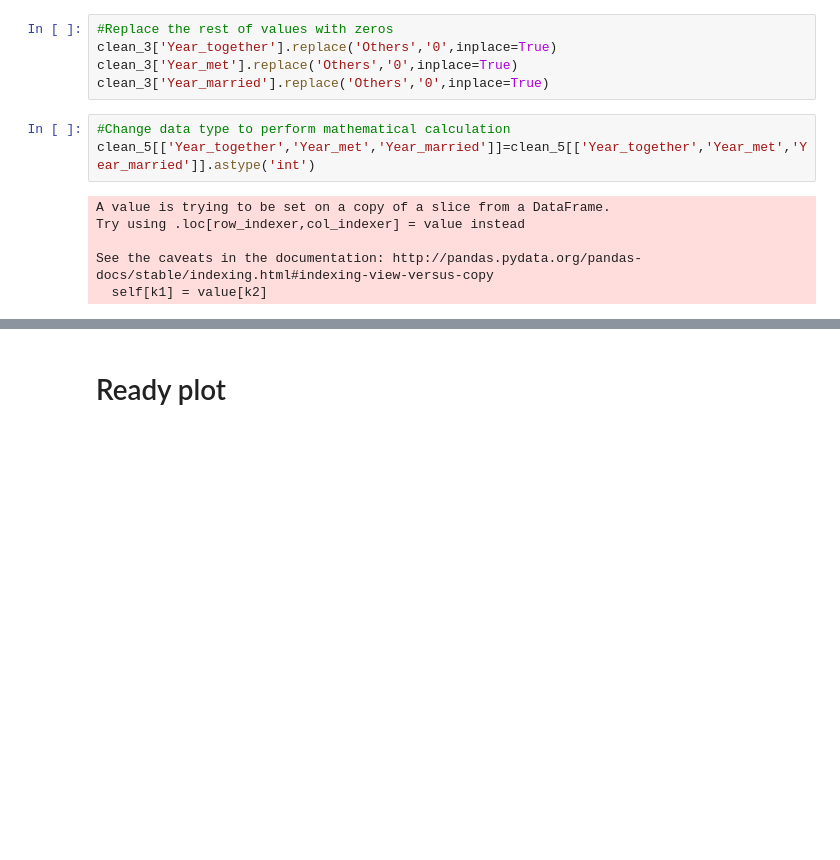
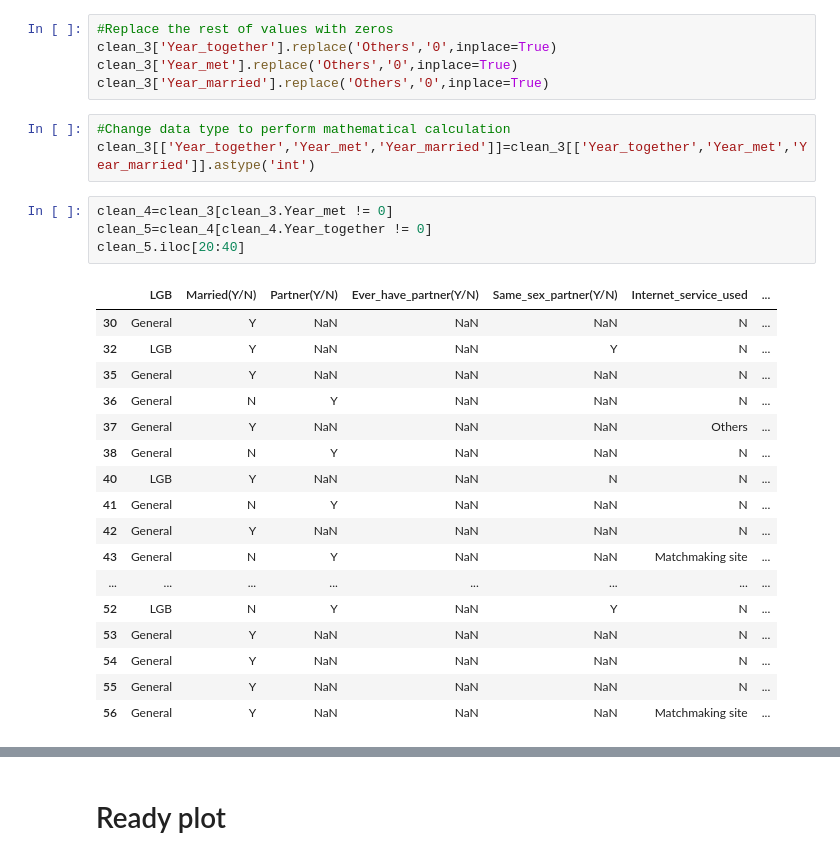
Before and after one commit to chunsang0126/your-own-project, a Jupyter notebook: How couples meet and stay together.ipynb, the cells around one changed output, grey strips where cells are left out. Cells and saved outputs as stored; diff of their text form; blank space fills up the shorter version.

```diff
--- a/How couples meet and stay together.ipynb
+++ b/How couples meet and stay together.ipynb
@@ -108,13 +105,29 @@ clean_3['Year_met'].replace('Others','0',inplace=True)
 clean_3['Year_married'].replace('Others','0',inplace=True)
 # %%
 #Change data type to perform mathematical calculation
-clean_5[['Year_together','Year_met','Year_married']]=clean_5[['Year_together','Year_met','Year_married']].astype('int')
+clean_3[['Year_together','Year_met','Year_married']]=clean_3[['Year_together','Year_met','Year_married']].astype('int')
-# %% [output]
-A value is trying to be set on a copy of a slice from a DataFrame.
-Try using .loc[row_indexer,col_indexer] = value instead
-
-See the caveats in the documentation: http://pandas.pydata.org/pandas-docs/stable/indexing.html#indexing-view-versus-copy
-  self[k1] = value[k2]
+# %%
+clean_4=clean_3[clean_3.Year_met != 0]
+clean_5=clean_4[clean_4.Year_together != 0]
+clean_5.iloc[20:40]
+# %% [output]
+|  | LGB | Married(Y/N) | Partner(Y/N) | Ever_have_partner(Y/N) | Same_sex_partner(Y/N) | Internet_service_used | ... |
+| 30 | General | Y | NaN | NaN | NaN | N | ... |
+| 32 | LGB | Y | NaN | NaN | Y | N | ... |
+| 35 | General | Y | NaN | NaN | NaN | N | ... |
+| 36 | General | N | Y | NaN | NaN | N | ... |
+| 37 | General | Y | NaN | NaN | NaN | Others | ... |
+| 38 | General | N | Y | NaN | NaN | N | ... |
+| 40 | LGB | Y | NaN | NaN | N | N | ... |
+| 41 | General | N | Y | NaN | NaN | N | ... |
+| 42 | General | Y | NaN | NaN | NaN | N | ... |
+| 43 | General | N | Y | NaN | NaN | Matchmaking site | ... |
+| ... | ... | ... | ... | ... | ... | ... | ... |
+| 52 | LGB | N | Y | NaN | Y | N | ... |
+| 53 | General | Y | NaN | NaN | NaN | N | ... |
+| 54 | General | Y | NaN | NaN | NaN | N | ... |
+| 55 | General | Y | NaN | NaN | NaN | N | ... |
+| 56 | General | Y | NaN | NaN | NaN | Matchmaking site | ... |
 # %%
 #Creating new column of difference between 'Year_together' and 'Year_met'
 clean_5['Met_to_together']=(clean_5['Year_together']-clean_5['Year_met'])
```
Also changed, not shown: parts of 7 cells of this notebook.
